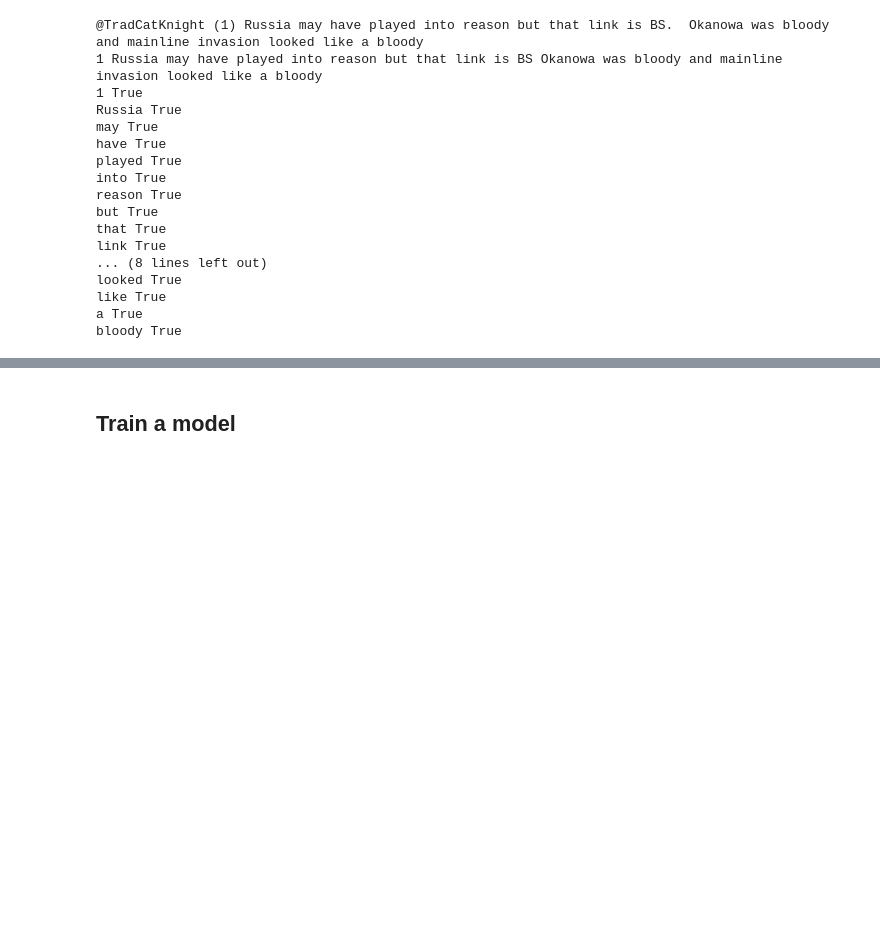
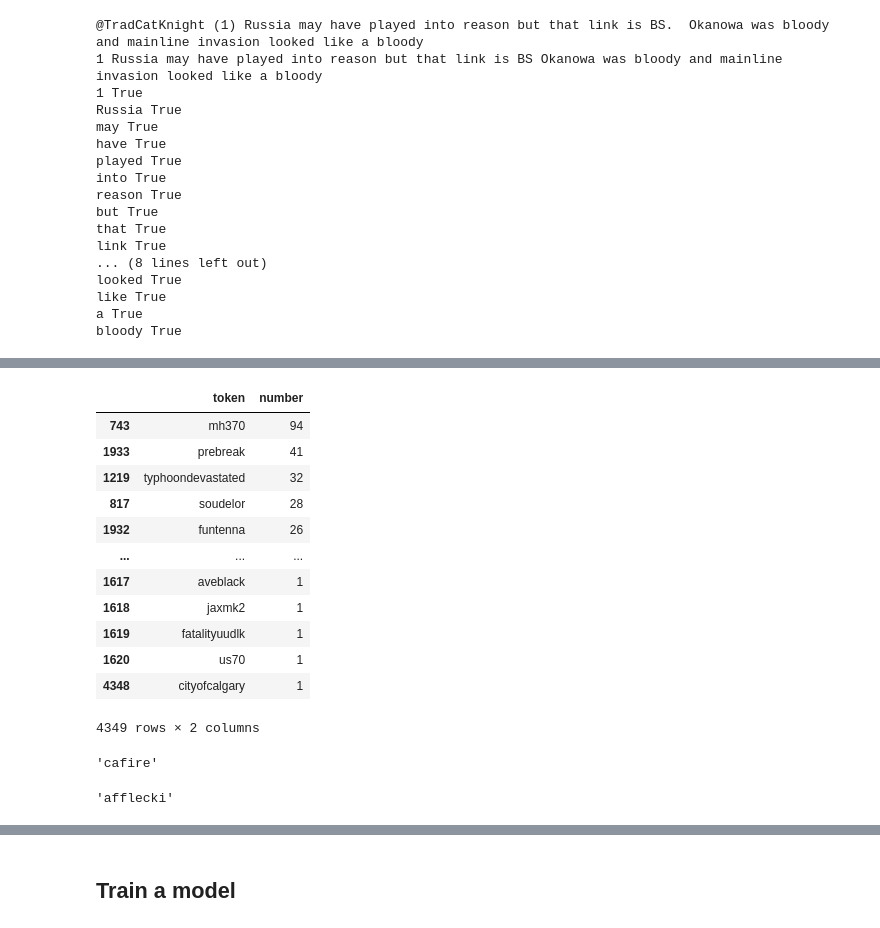
Before and after one commit to herwinvw/Real-or-Not-NLP-with-Disaster-Tweets, a Jupyter notebook: avg_wordvec.ipynb, the cells around one changed output, grey strips where cells are left out. Drawn from its saved outputs; the diff is of its cells as text; code cells hidden in the pictures; blank space fills up the shorter version.

```diff
--- a/avg_wordvec.ipynb
+++ b/avg_wordvec.ipynb
@@ -150,0 +169,10 @@ bloody True
+# %%
+oov_tokens = dict()
+
+def gather_tokens(oov_tokens, doc):
+    for token in doc:
+        if token.is_oov:
+            if str(token).lower() in oov_tokens:
+                oov_tokens[str(token).lower()] += 1
+            else:
+                oov_tokens[str(token).lower()] = 1
@@ -150,0 +195,27 @@ bloody True
+# %%
+oov_df = pd.DataFrame({'token':list(oov_tokens.keys()), 'number':list(oov_tokens.values())})
+# %%
+oov_df = oov_df.sort_values(by='number',ascending=False)
+oov_df
+# %% [output]
+|  | token | number |
+| 743 | mh370 | 94 |
+| 1933 | prebreak | 41 |
+| 1219 | typhoondevastated | 32 |
+| 817 | soudelor | 28 |
+| 1932 | funtenna | 26 |
+| ... | ... | ... |
+| 1617 | aveblack | 1 |
+| 1618 | jaxmk2 | 1 |
+| 1619 | fatalityuudlk | 1 |
+| 1620 | us70 | 1 |
+| 4348 | cityofcalgary | 1 |
+4349 rows × 2 columns
+# %%
+oov_df.loc[2].token
+# %% [output]
+'cafire'
+# %%
+oov_df.loc[155].token
+# %% [output]
+'afflecki'
```
Also changed, not shown: parts of 26 cells of this notebook, 1 other file.
